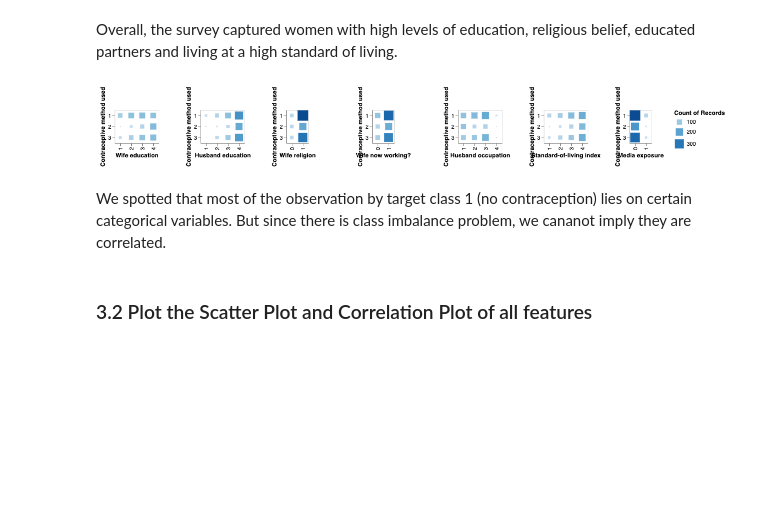
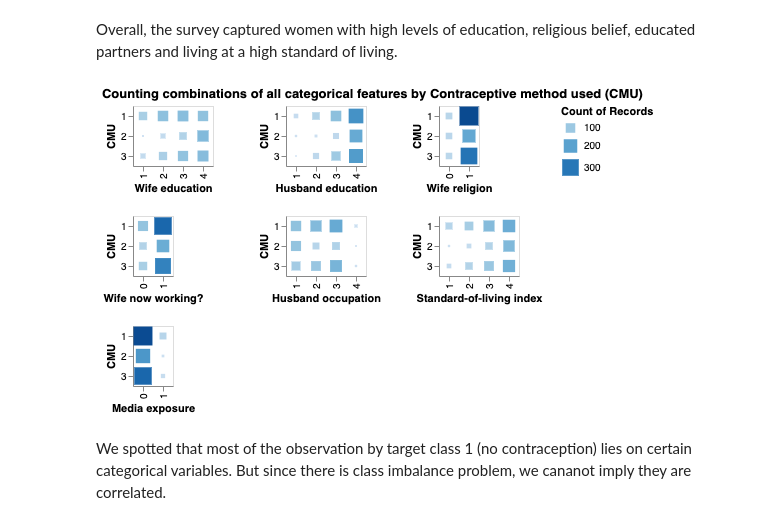
Before and after one commit to UBC-MDS/contraceptive_method_predictor, a Jupyter notebook: src/eda.ipynb, the cells around one changed output. Cells and saved outputs as stored; diff of their text form; code cells hidden in the pictures; blank space fills up the shorter version.

```diff
--- a/src/eda.ipynb
+++ b/src/eda.ipynb
@@ -14,9 +29,25 @@ RendererRegistry.enable('mimetype')
 # %% [markdown]
 ### 2.1 Read the data and split the data into 70% train and 30% test set.
 # %%
+# Rename the column name
 df = pd.read_csv(
     "../data/raw/contraceptive.csv",
+    header=0,
+    names=[
+        "Wife age",
+        "Wife education",
+        "Husband education",
+        "Number of children ever born",
+        "Wife religion",
+        "Wife now working?",
+        "Husband occupation",
+        "Standard-of-living index",
+        "Media exposure",
+        "Contraceptive method used",
+    ],
 )
+
+# Split the data into 70:30
 train_df, test_df = train_test_split(df, test_size=0.3, random_state=123)
 train_df.head()
 # %% [output]
@@ -74 +107,4 @@ There is a class imbalance problem, but it is not necessary to immediately start
+# %%
+numerical_features = ["Wife age", "Number of children ever born"]
+categorical_features = list(train_df.drop(columns=(numerical_features + ['Contraceptive method used'])).columns)
 # %% [markdown]
@@ -114,7 +153,6 @@ alt.Chart(
 # %%
-categorical_features = list(train_df.drop(columns=["Wife Age", "Number of children ever born", "Contraceptive method used"]).columns)
 alt.Chart(train_df).mark_bar().encode(
     x=alt.X("count()", title="Count"),
     y=alt.Y(alt.repeat(), type="nominal"),
-).repeat(categorical_features, columns=2)
+).repeat(categorical_features, columns=2, title="Histogram of all categorical features")
 # %% [output]
@@ -124,13 +162,15 @@ Overall, the survey captured women with high levels of education, religious beli
 # %%
 alt.Chart(train_df).mark_square().encode(
     x=alt.X(alt.repeat(), type="nominal"),
-    y="Contraceptive method used:O",
-    color='count()',
-    size='count()'
-).repeat(categorical_features)
+    y=alt.Y("Contraceptive method used:O", title="CMU"),
+    color="count()",
+    size="count()",
+).repeat(
+    categorical_features,
+    columns=3,
+    title="Counting combinations of all categorical features by Contraceptive method used (CMU)",
+)
 # %% [output]
-[figure, old version]
+[figure, new version]
 # %% [markdown]
 We spotted that most of the observation by target class 1 (no contraception) lies on certain categorical variables. But since there is class imbalance problem, we cananot imply they are correlated.
-# %% [markdown]
-### 3.2 Plot the Scatter Plot and Correlation Plot of all features
```
Also changed, not shown: parts of 17 cells of this notebook.
